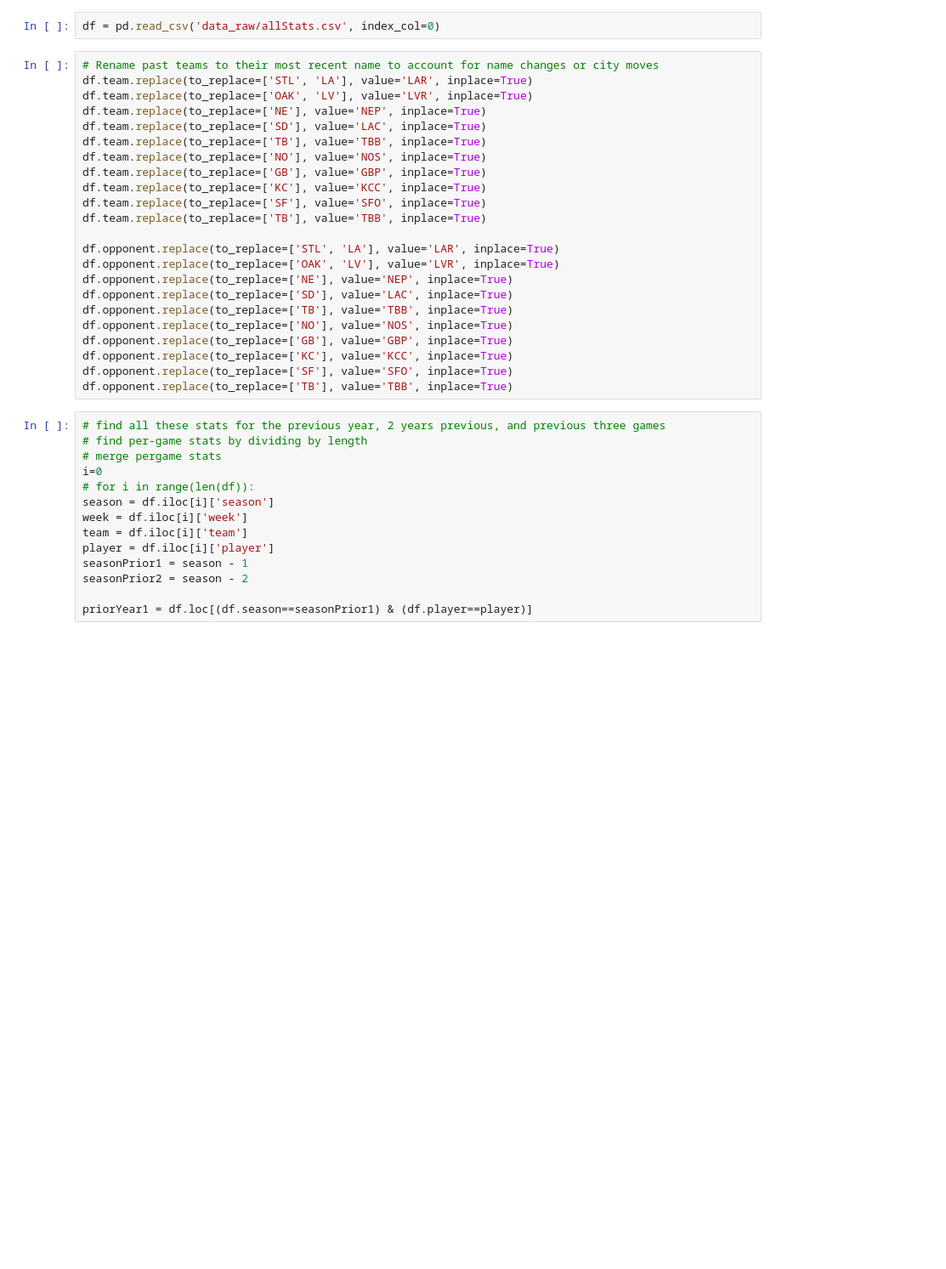
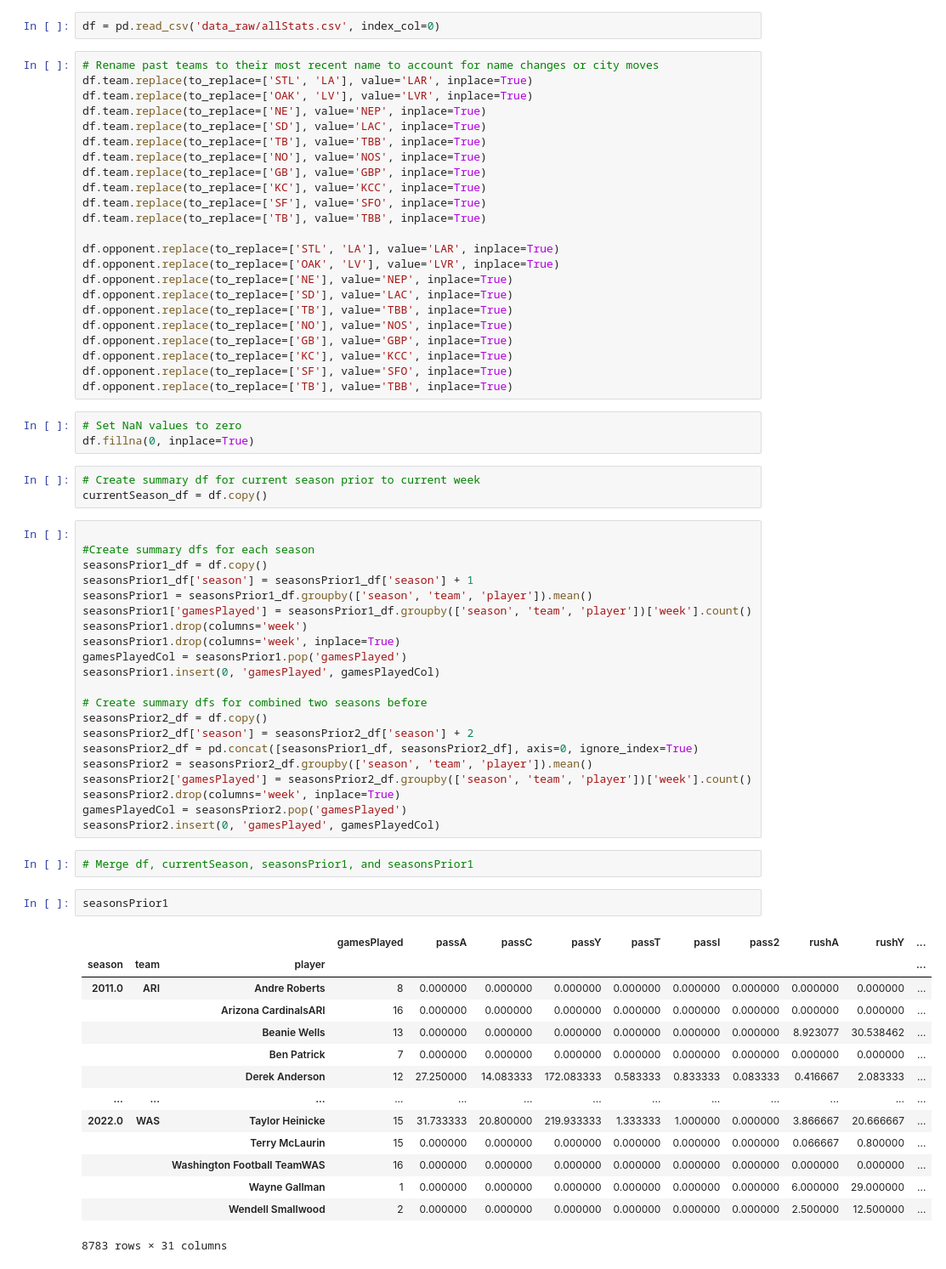
Before and after one commit to travisdharry/FantasyFootballPredictions, a Jupyter notebook: cleaning.ipynb, the cells around one changed output. Shown: that part at 85% size. Drawn from its saved outputs; the diff is of its cells as text; blank space fills up the shorter version.

Commit message:
create summary dfs for previous years

```diff
--- a/cleaning.ipynb
+++ b/cleaning.ipynb
@@ -26,20 +26,52 @@ df.opponent.replace(to_replace=['GB'], value='GBP', inplace=True)
 df.opponent.replace(to_replace=['KC'], value='KCC', inplace=True)
 df.opponent.replace(to_replace=['SF'], value='SFO', inplace=True)
 df.opponent.replace(to_replace=['TB'], value='TBB', inplace=True)
-# %%
-# find all these stats for the previous year, 2 years previous, and previous three games
-# find per-game stats by dividing by length
-# merge pergame stats
-i=0
-# for i in range(len(df)):
-season = df.iloc[i]['season']
-week = df.iloc[i]['week']
-team = df.iloc[i]['team']
-player = df.iloc[i]['player']
-seasonPrior1 = season - 1
-seasonPrior2 = season - 2
-
-priorYear1 = df.loc[(df.season==seasonPrior1) & (df.player==player)]
+# %%
+# Set NaN values to zero
+df.fillna(0, inplace=True)
+# %%
+# Create summary df for current season prior to current week
+currentSeason_df = df.copy()
+# %%
+
+#Create summary dfs for each season
+seasonsPrior1_df = df.copy()
+seasonsPrior1_df['season'] = seasonsPrior1_df['season'] + 1
+seasonsPrior1 = seasonsPrior1_df.groupby(['season', 'team', 'player']).mean()
+seasonsPrior1['gamesPlayed'] = seasonsPrior1_df.groupby(['season', 'team', 'player'])['week'].count()
+seasonsPrior1.drop(columns='week')
+seasonsPrior1.drop(columns='week', inplace=True)
+gamesPlayedCol = seasonsPrior1.pop('gamesPlayed')
+seasonsPrior1.insert(0, 'gamesPlayed', gamesPlayedCol)
+
+# Create summary dfs for combined two seasons before
+seasonsPrior2_df = df.copy()
+seasonsPrior2_df['season'] = seasonsPrior2_df['season'] + 2
+seasonsPrior2_df = pd.concat([seasonsPrior1_df, seasonsPrior2_df], axis=0, ignore_index=True)
+seasonsPrior2 = seasonsPrior2_df.groupby(['season', 'team', 'player']).mean()
+seasonsPrior2['gamesPlayed'] = seasonsPrior2_df.groupby(['season', 'team', 'player'])['week'].count()
+seasonsPrior2.drop(columns='week', inplace=True)
+gamesPlayedCol = seasonsPrior2.pop('gamesPlayed')
+seasonsPrior2.insert(0, 'gamesPlayed', gamesPlayedCol)
+# %%
+# Merge df, currentSeason, seasonsPrior1, and seasonsPrior1
+# %%
+seasonsPrior1
+# %% [output]
+|  |  |  | gamesPlayed | passA | passC | passY | passT | passI | pass2 | rushA | rushY | ... |
+| season | team | player |  |  |  |  |  |  |  |  |  | ... |
+| 2011.0 | ARI | Andre Roberts | 8 | 0.000000 | 0.000000 | 0.000000 | 0.000000 | 0.000000 | 0.000000 | 0.000000 | 0.000000 | ... |
+|  |  | Arizona CardinalsARI | 16 | 0.000000 | 0.000000 | 0.000000 | 0.000000 | 0.000000 | 0.000000 | 0.000000 | 0.000000 | ... |
+|  |  | Beanie Wells | 13 | 0.000000 | 0.000000 | 0.000000 | 0.000000 | 0.000000 | 0.000000 | 8.923077 | 30.538462 | ... |
+|  |  | Ben Patrick | 7 | 0.000000 | 0.000000 | 0.000000 | 0.000000 | 0.000000 | 0.000000 | 0.000000 | 0.000000 | ... |
+|  |  | Derek Anderson | 12 | 27.250000 | 14.083333 | 172.083333 | 0.583333 | 0.833333 | 0.083333 | 0.416667 | 2.083333 | ... |
+| ... | ... | ... | ... | ... | ... | ... | ... | ... | ... | ... | ... | ... |
+| 2022.0 | WAS | Taylor Heinicke | 15 | 31.733333 | 20.800000 | 219.933333 | 1.333333 | 1.000000 | 0.000000 | 3.866667 | 20.666667 | ... |
+|  |  | Terry McLaurin | 15 | 0.000000 | 0.000000 | 0.000000 | 0.000000 | 0.000000 | 0.000000 | 0.066667 | 0.800000 | ... |
+|  |  | Washington Football TeamWAS | 16 | 0.000000 | 0.000000 | 0.000000 | 0.000000 | 0.000000 | 0.000000 | 0.000000 | 0.000000 | ... |
+|  |  | Wayne Gallman | 1 | 0.000000 | 0.000000 | 0.000000 | 0.000000 | 0.000000 | 0.000000 | 6.000000 | 29.000000 | ... |
+|  |  | Wendell Smallwood | 2 | 0.000000 | 0.000000 | 0.000000 | 0.000000 | 0.000000 | 0.000000 | 2.500000 | 12.500000 | ... |
+8783 rows × 31 columns
 # %%
 df
 # %% [output]
```
Also changed, not shown: parts of 5 cells of this notebook.
